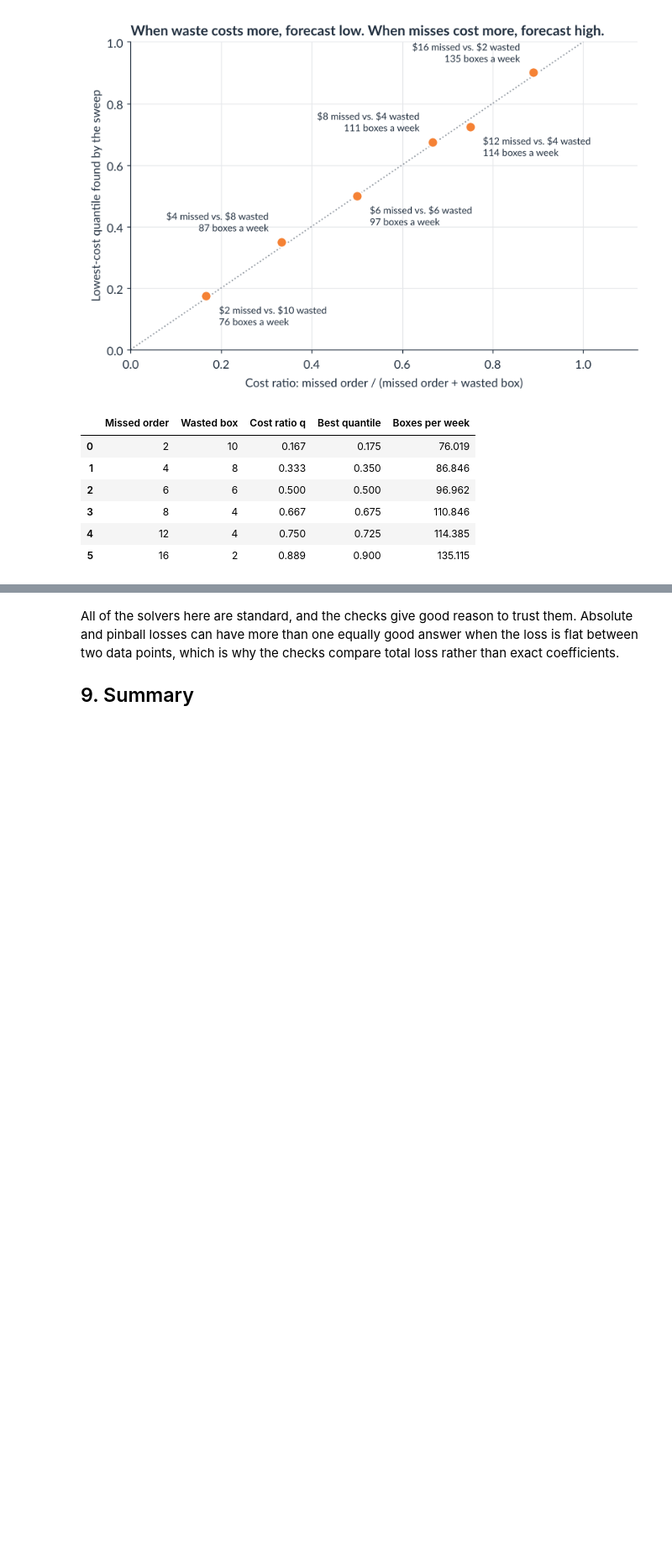
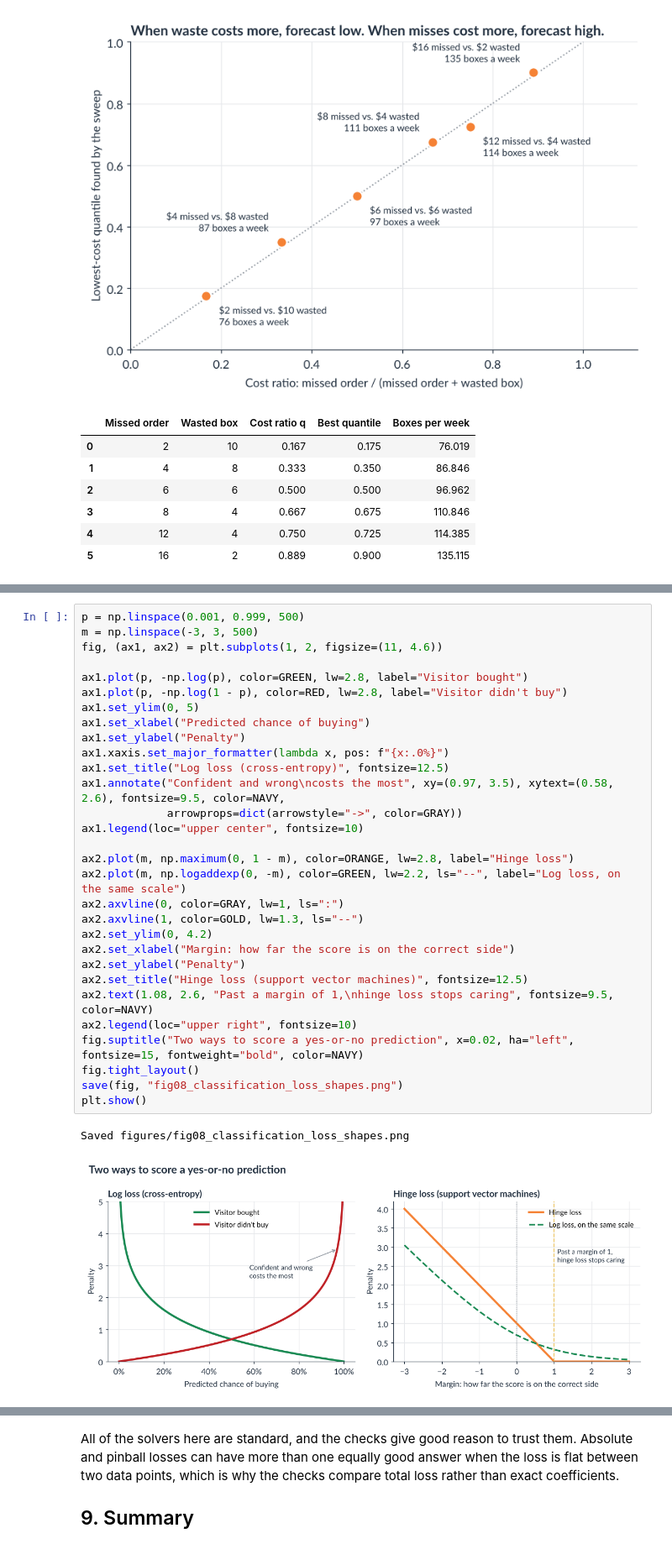
Before and after one commit to joedom99/loss-functions-for-marketers, a Jupyter notebook: loss_functions_for_marketers.ipynb, the cells around one changed output, grey strips where cells are left out. Shown at 84% size. Drawn from its saved outputs; the diff is of its cells as text; blank space fills up the shorter version.

```diff
--- a/loss_functions_for_marketers.ipynb
+++ b/loss_functions_for_marketers.ipynb
@@ -858,0 +905,33 @@ Here's how I'd match a loss to a business situation. The right loss isn't the on
+# %%
+p = np.linspace(0.001, 0.999, 500)
+m = np.linspace(-3, 3, 500)
+fig, (ax1, ax2) = plt.subplots(1, 2, figsize=(11, 4.6))
+
+ax1.plot(p, -np.log(p), color=GREEN, lw=2.8, label="Visitor bought")
+ax1.plot(p, -np.log(1 - p), color=RED, lw=2.8, label="Visitor didn't buy")
+ax1.set_ylim(0, 5)
+ax1.set_xlabel("Predicted chance of buying")
+ax1.set_ylabel("Penalty")
+ax1.xaxis.set_major_formatter(lambda x, pos: f"{x:.0%}")
+ax1.set_title("Log loss (cross-entropy)", fontsize=12.5)
+ax1.annotate("Confident and wrong\ncosts the most", xy=(0.97, 3.5), xytext=(0.58, 2.6), fontsize=9.5, color=NAVY,
+             arrowprops=dict(arrowstyle="->", color=GRAY))
+ax1.legend(loc="upper center", fontsize=10)
+
+ax2.plot(m, np.maximum(0, 1 - m), color=ORANGE, lw=2.8, label="Hinge loss")
+ax2.plot(m, np.logaddexp(0, -m), color=GREEN, lw=2.2, ls="--", label="Log loss, on the same scale")
+ax2.axvline(0, color=GRAY, lw=1, ls=":")
+ax2.axvline(1, color=GOLD, lw=1.3, ls="--")
+ax2.set_ylim(0, 4.2)
+ax2.set_xlabel("Margin: how far the score is on the correct side")
+ax2.set_ylabel("Penalty")
+ax2.set_title("Hinge loss (support vector machines)", fontsize=12.5)
+ax2.text(1.08, 2.6, "Past a margin of 1,\nhinge loss stops caring", fontsize=9.5, color=NAVY)
+ax2.legend(loc="upper right", fontsize=10)
+fig.suptitle("Two ways to score a yes-or-no prediction", x=0.02, ha="left", fontsize=15, fontweight="bold", color=NAVY)
+fig.tight_layout()
+save(fig, "fig08_classification_loss_shapes.png")
+plt.show()
+# %% [output]
+Saved figures/fig08_classification_loss_shapes.png
+[figure, added]
```
Also changed, not shown: parts of 31 cells of this notebook, 1 other file.
